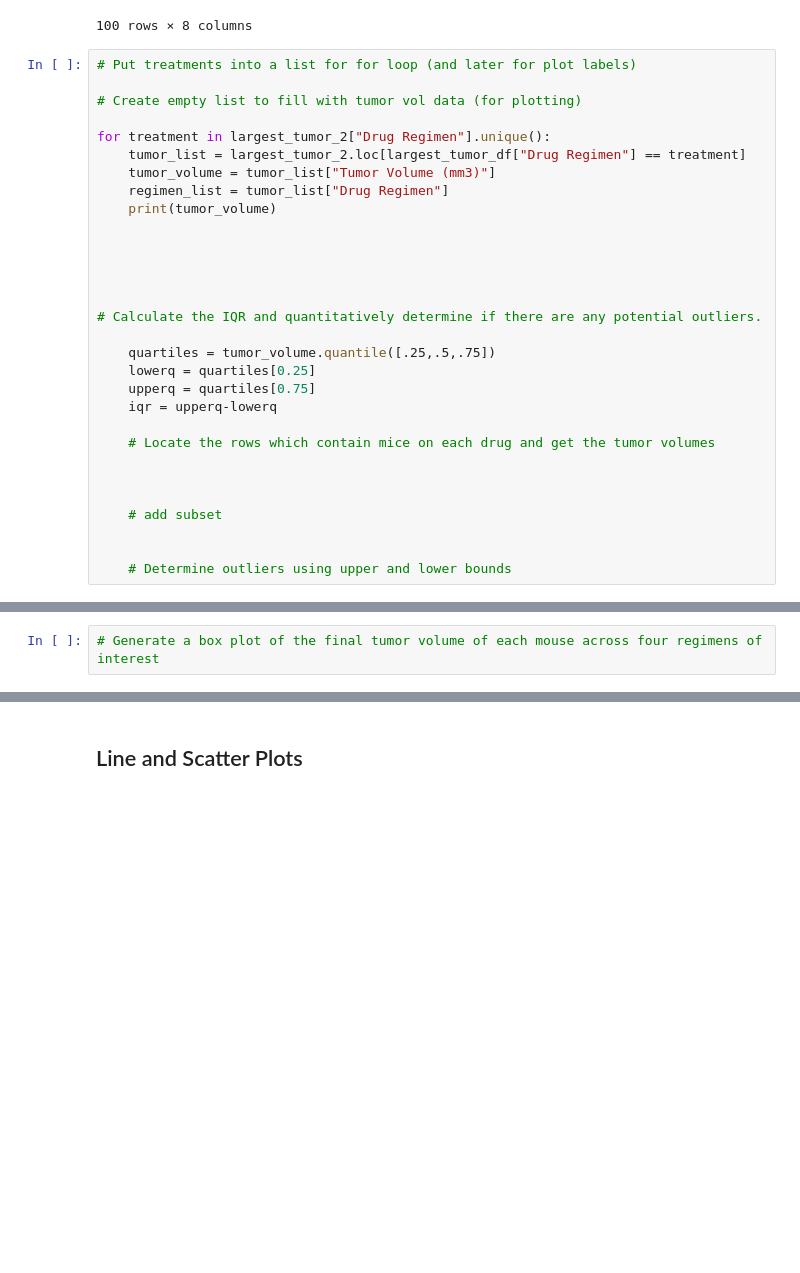
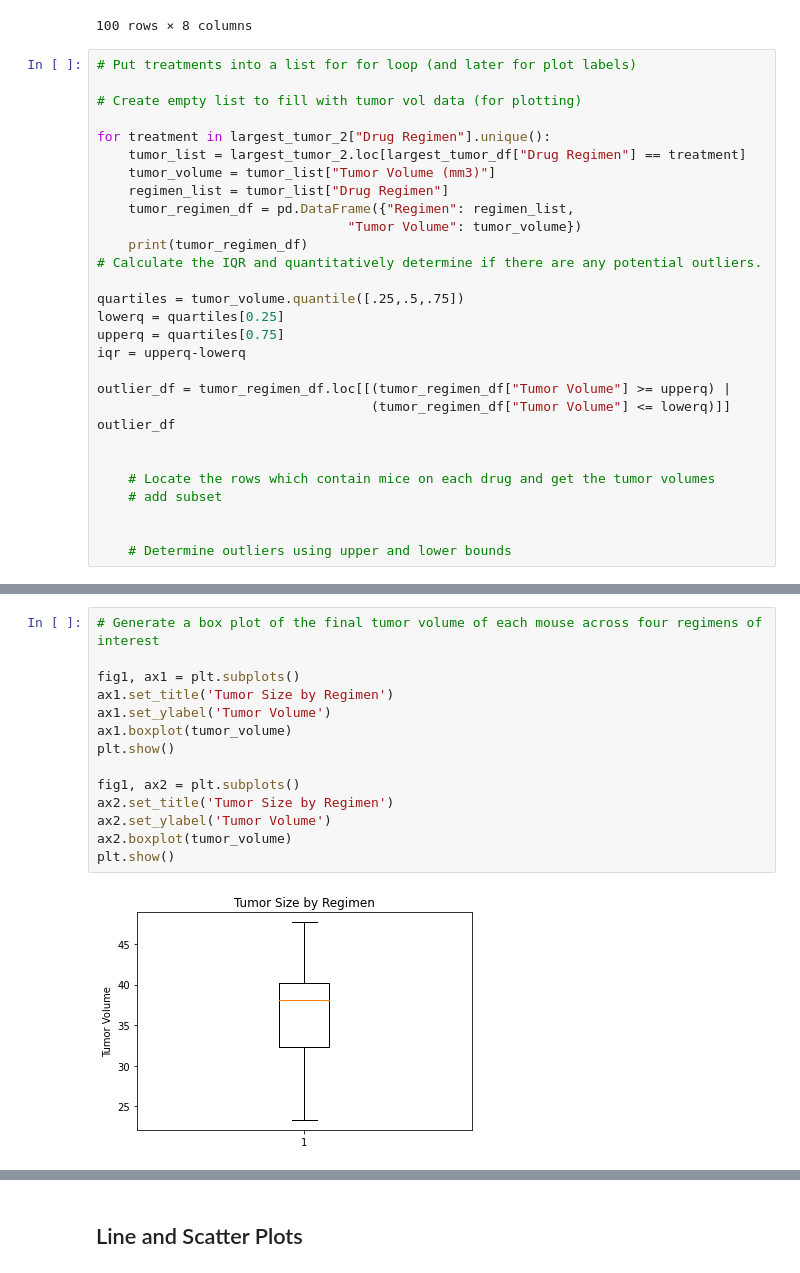
Before and after one commit to dkuchan415/Mouse_Tumor_Sizes, a Jupyter notebook: pymaceuticals_starter.ipynb, the cells around one changed output, grey strips where cells are left out. Cells and saved outputs as stored; diff of their text form; blank space fills up the shorter version.

```diff
--- a/pymaceuticals_starter.ipynb
+++ b/pymaceuticals_starter.ipynb
@@ -235,23 +236,22 @@ for treatment in largest_tumor_2["Drug Regimen"].unique():
     tumor_list = largest_tumor_2.loc[largest_tumor_df["Drug Regimen"] == treatment]
     tumor_volume = tumor_list["Tumor Volume (mm3)"]
     regimen_list = tumor_list["Drug Regimen"]
-    print(tumor_volume)
+    tumor_regimen_df = pd.DataFrame({"Regimen": regimen_list,
+                                "Tumor Volume": tumor_volume})
+    print(tumor_regimen_df)
+# Calculate the IQR and quantitatively determine if there are any potential outliers.
+
+quartiles = tumor_volume.quantile([.25,.5,.75])
+lowerq = quartiles[0.25]
+upperq = quartiles[0.75]
+iqr = upperq-lowerq
+
+outlier_df = tumor_regimen_df.loc[[(tumor_regimen_df["Tumor Volume"] >= upperq) |
+                                   (tumor_regimen_df["Tumor Volume"] <= lowerq)]]
+outlier_df
 
 
-
-
-
-# Calculate the IQR and quantitatively determine if there are any potential outliers.
-
-    quartiles = tumor_volume.quantile([.25,.5,.75])
-    lowerq = quartiles[0.25]
-    upperq = quartiles[0.75]
-    iqr = upperq-lowerq
-
     # Locate the rows which contain mice on each drug and get the tumor volumes
-
-
-
     # add subset
 
 
@@ -277,2 +278,16 @@ Name: Tumor Volume (mm3), dtype: float64
 # %%
 # Generate a box plot of the final tumor volume of each mouse across four regimens of interest
+
+fig1, ax1 = plt.subplots()
+ax1.set_title('Tumor Size by Regimen')
+ax1.set_ylabel('Tumor Volume')
+ax1.boxplot(tumor_volume)
+plt.show()
+
+fig1, ax2 = plt.subplots()
+ax2.set_title('Tumor Size by Regimen')
+ax2.set_ylabel('Tumor Volume')
+ax2.boxplot(tumor_volume)
+plt.show()
+# %% [output]
+[figure, added]
```
Also changed, not shown: parts of 6 cells of this notebook.
